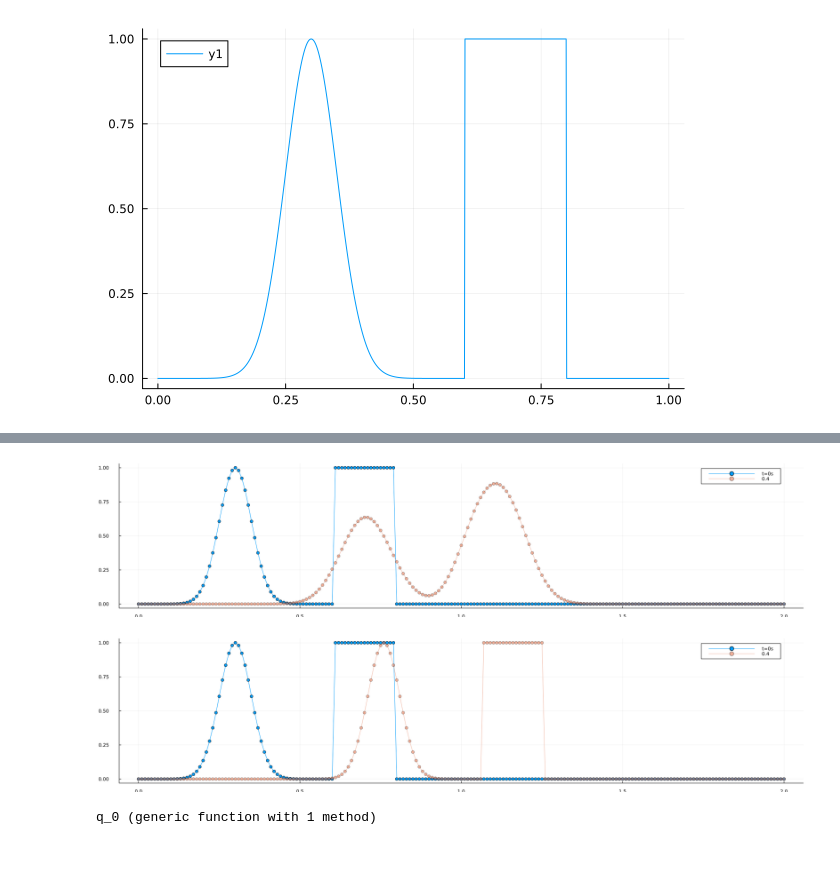
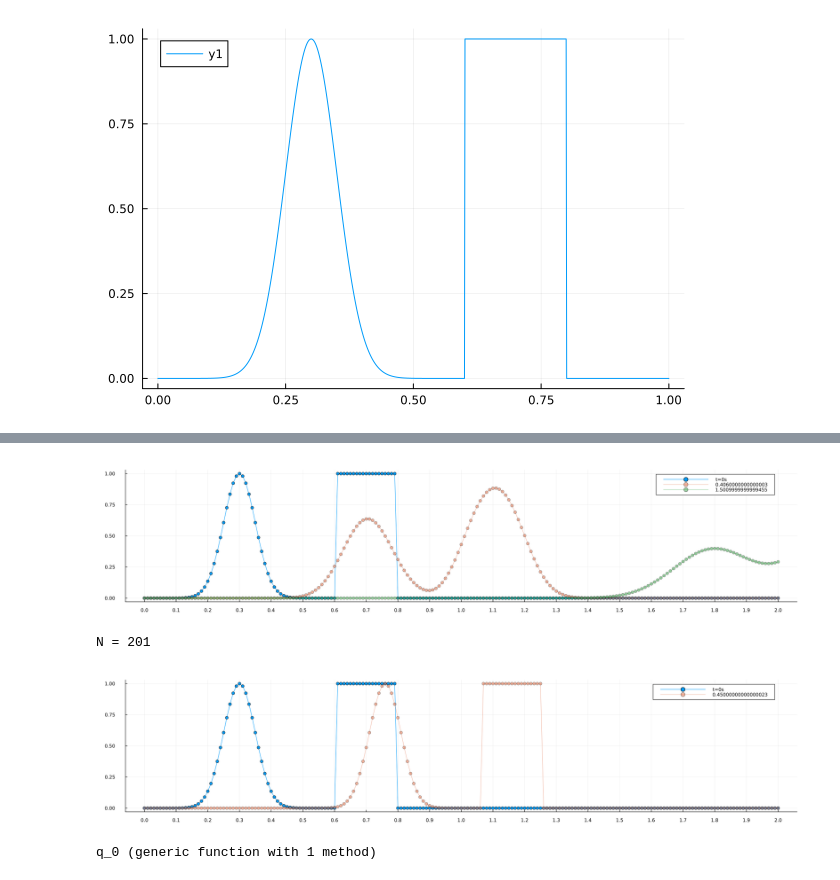
Before and after one commit to markosloizou/FVM, a Jupyter notebook: Chapter4/fvm.ipynb, the cells around one changed output, grey strips where cells are left out. Saved outputs shown, nothing was run; the diff lists cells and outputs as text; code cells hidden in the pictures.

```diff
--- a/Chapter4/fvm.ipynb
+++ b/Chapter4/fvm.ipynb
@@ -128,12 +36,26 @@ BoundsError: BoundsError: attempt to access 3×2 Matrix{Float64} at index [0]
 # %%
-function apply_boundary_condition!(q, bc, nbc)
+struct OutputData
+    q::Vector{SVector}
+    t::Float64
+    x::Vector{Float64}
+end
+
+
+
+function apply_boundary_condition!(q, bc, nbc; u_index=0)
     if bc == Reflecting
-        q[0, :] = q[1, :]
-        q[end, :] = q[end-1 ,:]
+        for i in 1:nbc
+            q[1-i] = q[i]
+            q[1-i] =  setindex(q[1-i], -q[1-i][u_index], u_index)
+            # q[end-i] = q[end -i + 1 -nbc]
+            q[end] = q[end+12]
+            # q[end+i] = setindex(q[end + 1], -q[end+i][u_index], u_index)
+        end
+
     elseif bc == Extrapolate
         for i in 1:nbc
-            q[1-i, :] = q[1, :]
-            q[end-i+1, : ] = q[end - nbc, :]
+            q[1-i] = q[1]
+            q[end-i+1] = q[end - i]
         end
     end
 end
@@ -188,7 +110,7 @@ function reconstruct(q, i, slope, dx)
     end
 end
 
-function solve(A, a, b, dx , dt, tmax, g_initial, method, log_interval=0)
+function solve(A, a, b, dx , dt, tmax, g_initial; method=Godunov, log_interval=0, boundary_condition=Extrapolate, u_index=0)
 
     # hardcoded boundary condition for now
     # 2 ghost cells front and back
@@ -216,16 +138,16 @@ function solve(A, a, b, dx , dt, tmax, g_initial, method, log_interval=0)
     end
 
 
-
+    x = collect(a:dx:b)
     τ = 0
     last_log = 0
 
-    output = [q0[1:N]]
+    output = [OutputData(q0[1:N], τ, x)]
 
     # Linear constant coefficient problems for now
     while τ < tmax
         # boundary condition
-        apply_boundary_condition!(q0, Extrapolate, ngc)
+        apply_boundary_condition!(q0, boundary_condition, ngc; u_index=u_index)
 
         for i in 1:N
 
@@ -242,7 +164,7 @@ function solve(A, a, b, dx , dt, tmax, g_initial, method, log_interval=0)
 
         # log
         if log_interval > 0 && τ - last_log > log_interval
-            push!(output, q1[1:N])
+            push!(output, OutputData(q1[1:N], τ, x))
             last_log = τ
         end
 
@@ -252,7 +174,7 @@ function solve(A, a, b, dx , dt, tmax, g_initial, method, log_interval=0)
         τ += dt
     end
 
-    push!(output, q1[1:N])
+    push!(output, OutputData(q1[1:N], τ, x))
     return output
 end
 # %% [output]
@@ -275,6 +197,6 @@ b = 2
 dx = 0.01
 dt = 0.001
 
-sol = solve(u, a, b, dx , dt, 4, g_initial, Godunov, dt)
+sol = solve(u, a, b, dx , dt, 1.5, g_initial; method=Godunov, log_interval=dt, boundary_condition=Reflecting, u_index=1)
 # %% [output]
 N = 201
@@ -298,12 +204,15 @@ Excessive output truncated after 525435 bytes.
 # %%
+using Plots.PlotMeasures
+
 n = 400
 t = n * dt
 x = a:dx:b
 
-plot(x, sol[1], marker=:circle, label="t=0s", size=(1800, 400))
-plot!(x, sol[n], marker=:circle, label="$t", opacity=0.5)
+plot(sol[1].x, first.(sol[1].q), marker=:circle, label="t=0s", size=(1800, 400), margin=5mm, xticks=0:0.1:2)
+plot!(sol[n].x, first.(sol[n].q), marker=:circle, label="$(sol[n].t)", opacity=0.5)
+plot!(sol[end].x, first.(sol[end].q), marker=:circle, label="$(sol[end].t)", opacity=0.5)
 # %% [output]
-[figure, old version]
+[figure, new version]
 # %%
 CFL = 1/2
 
@@ -317,12 +226,13 @@ dt_cfl = 0.01
 n = 40
 t = n * dt_cfl
 
-sol_cfl = solve(u_cfl, a_cfl, b_cfl, dx_cfl , dt_cfl, 4, g_initial, Godunov, dt_cfl)
+sol_cfl = solve(u_cfl, a_cfl, b_cfl, dx_cfl , dt_cfl, 4, g_initial; method=Godunov, log_interval=dt_cfl)
 
-plot(x, sol_cfl[1], marker=:circle, label="t=0s", size=(1800, 400))
-plot!(x, sol_cfl[n], marker=:circle, label="$t", opacity=0.5)
+plot(sol_cfl[n].x, first.(sol_cfl[1].q), marker=:circle, label="t=0s", size=(1800, 400), margin=5mm, xticks=0:0.1:2)
+plot!(sol_cfl[n].x, first.(sol_cfl[n].q), marker=:circle, label="$(sol_cfl[n].t)", opacity=0.5)
 # %% [output]
+N = 201
-[figure, old version]
+[figure, new version]
 # %%
 p_0(x) = exp(-80*x^2)/2 + g_ind(x, -0.3, -0.1)
 u_0(x) = 0
```
Also changed, not shown: parts of 25 cells of this notebook.
